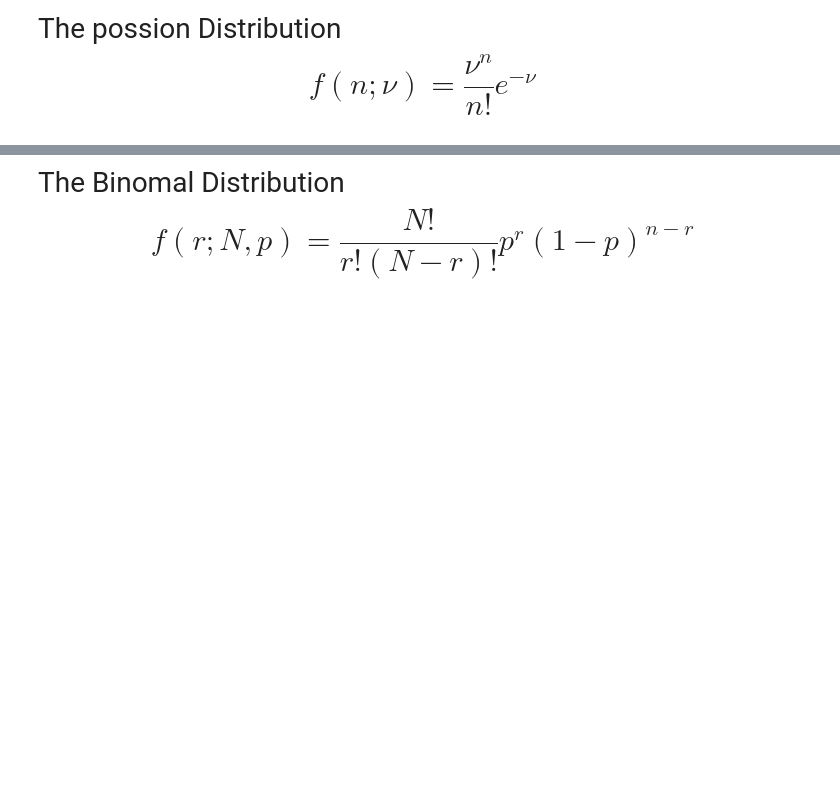
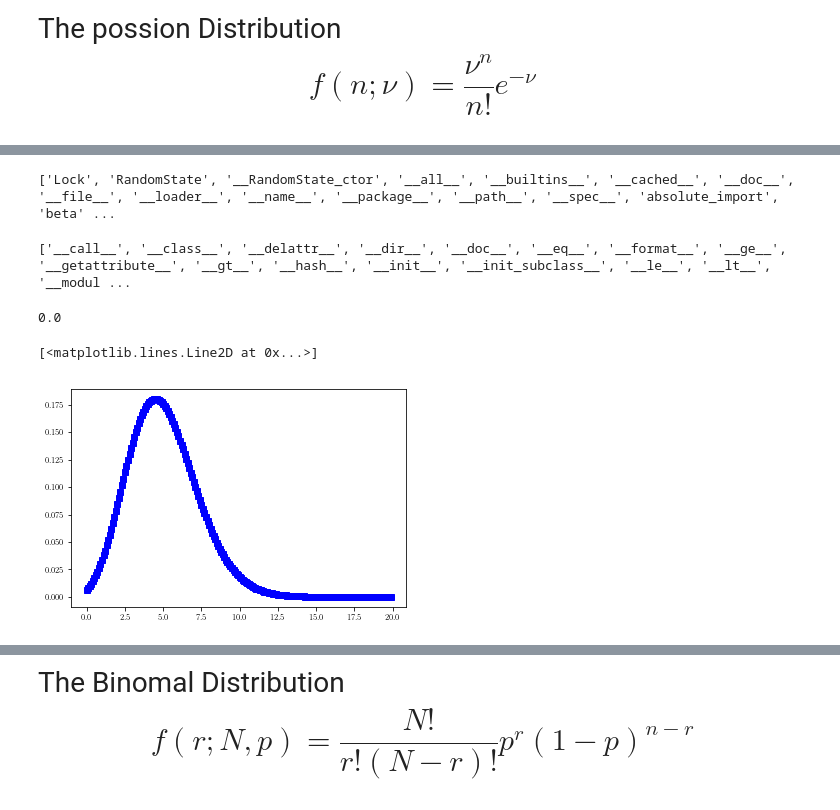
Before and after one commit to ComplicatedPhenomenon/IPython_training, a Jupyter notebook: SciPy/scipy/statisticalPackage.ipynb, the cells around one changed output, grey strips where cells are left out. Cells and saved outputs as stored; diff of their text form; code cells hidden in the pictures; blank space fills up the shorter version.

```diff
--- a/SciPy/scipy/statisticalPackage.ipynb
+++ b/SciPy/scipy/statisticalPackage.ipynb
@@ -121,0 +143,20 @@ $$f(n;\nu)=\frac{\nu^n}{n!}e^{-\nu}$$
+# %%
+print(dir(np.random))
+# %% [output]
+['Lock', 'RandomState', '__RandomState_ctor', '__all__', '__builtins__', '__cached__', '__doc__', '__file__', '__loader__', '__name__', '__package__', '__path__', '__spec__', 'absolute_import', 'beta' ...
+# %%
+print(dir(np.random.gamma))
+# %% [output]
+['__call__', '__class__', '__delattr__', '__dir__', '__doc__', '__eq__', '__format__', '__ge__', '__getattribute__', '__gt__', '__hash__', '__init__', '__init_subclass__', '__le__', '__lt__', '__modul ...
+# %%
+np.random.gamma(0,1000)
+# %% [output]
+0.0
+# %%
+t = np.arange(0, 20, 0.1)
+d = np.exp(-5)*np.power(5, t)/factorial(t)
+plt.plot(t, d, 'bs')
+plt.show()
+# %% [output]
+[<matplotlib.lines.Line2D at 0x...>]
+[figure, added]
```
Also changed, not shown: parts of 10 cells of this notebook, 10 other files.
